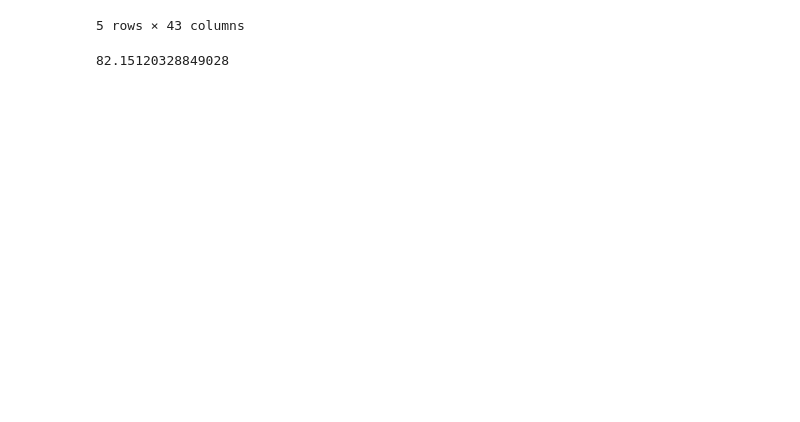
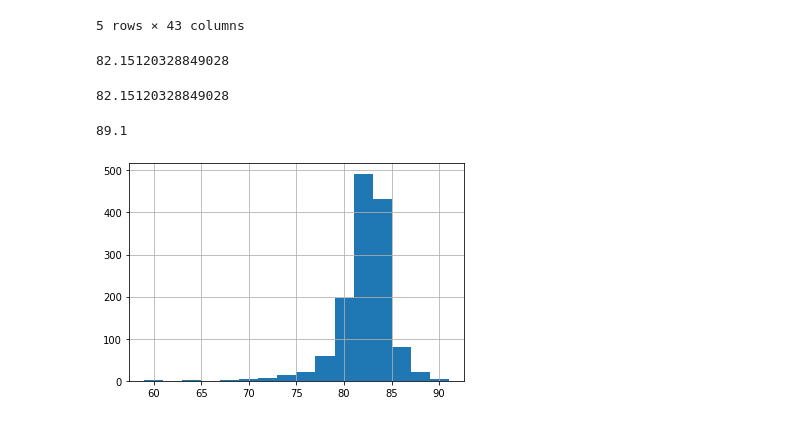
Before and after one commit to TinChung41/Google_Colab_DataCamp_Data_Analyst, a Jupyter notebook: Sampling in Python/Sampling_in_Python_1_Introduction_to_Sampling.ipynb, the cells around one changed output. Cells and saved outputs as stored; diff of their text form; code cells hidden in the pictures; blank space fills up the shorter version.

```diff
--- a/Sampling in Python/Sampling_in_Python_1_Introduction_to_Sampling.ipynb
+++ b/Sampling in Python/Sampling_in_Python_1_Introduction_to_Sampling.ipynb
@@ -50,0 +51,14 @@ np.mean()
+# %%
+coffee_ratings["total_cup_points"].mean()
+# %% [output]
+82.15120328849028
+# %%
+coffee_ratings_first10 = coffee_ratings.head(10)
+coffee_ratings_first10["total_cup_points"].mean()
+# %% [output]
+89.1
+# %%
+coffee_ratings["total_cup_points"].hist(bins = np.arange(59,93,2))
+plt.show()
+# %% [output]
+[figure, added]
```
Also changed, not shown: parts of 6 cells of this notebook.
